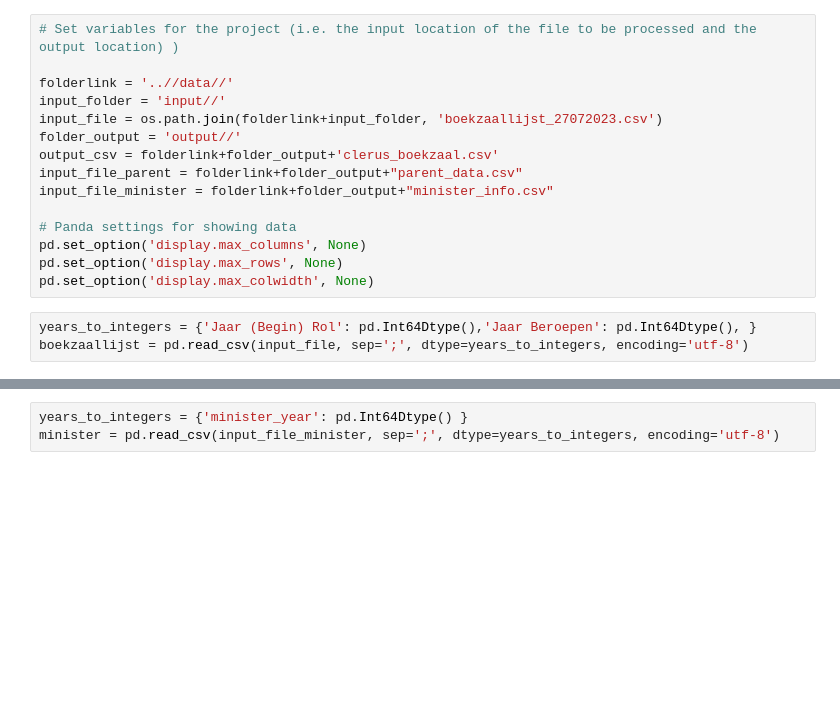
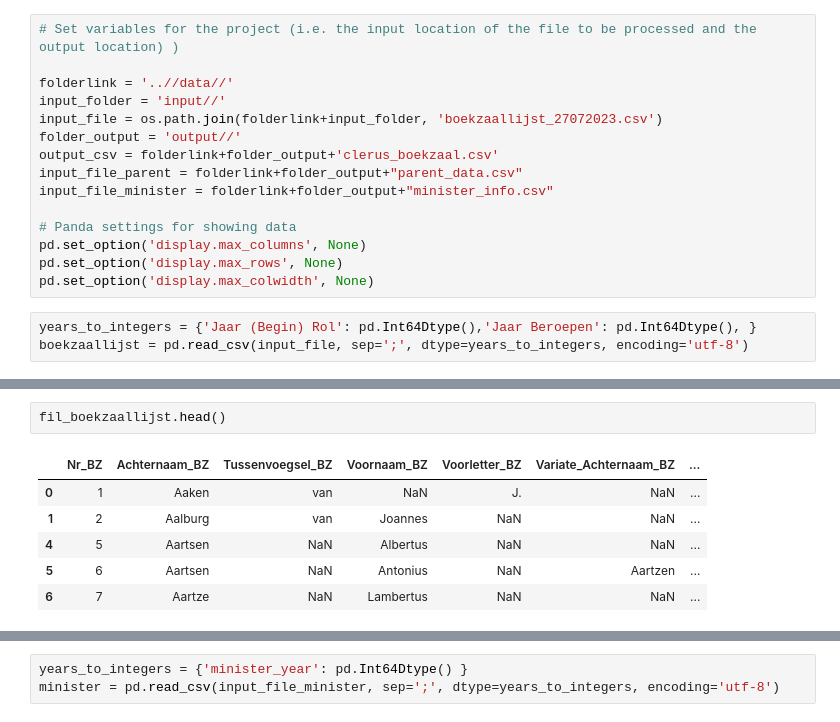
Before and after one commit to DigiDuRe/DigiDuRe, a Jupyter notebook: act5/boekzaallijst.ipynb, the cells around one changed output, grey strips where cells are left out. Cells and saved outputs as stored; diff of their text form; blank space fills up the shorter version.

```diff
--- a/act5/boekzaallijst.ipynb
+++ b/act5/boekzaallijst.ipynb
@@ -38 +58,10 @@ boekzaallijst.head()
+# %%
+fil_boekzaallijst.head()
+# %% [output]
+|  | Nr_BZ | Achternaam_BZ | Tussenvoegsel_BZ | Voornaam_BZ | Voorletter_BZ | Variate_Achternaam_BZ | ... |
+| 0 | 1 | Aaken | van | NaN | J. | NaN | ... |
+| 1 | 2 | Aalburg | van | Joannes | NaN | NaN | ... |
+| 4 | 5 | Aartsen | NaN | Albertus | NaN | NaN | ... |
+| 5 | 6 | Aartsen | NaN | Antonius | NaN | Aartzen | ... |
+| 6 | 7 | Aartze | NaN | Lambertus | NaN | NaN | ... |
 # %%
```
Also changed, not shown: parts of 14 cells of this notebook, 1 other file.
